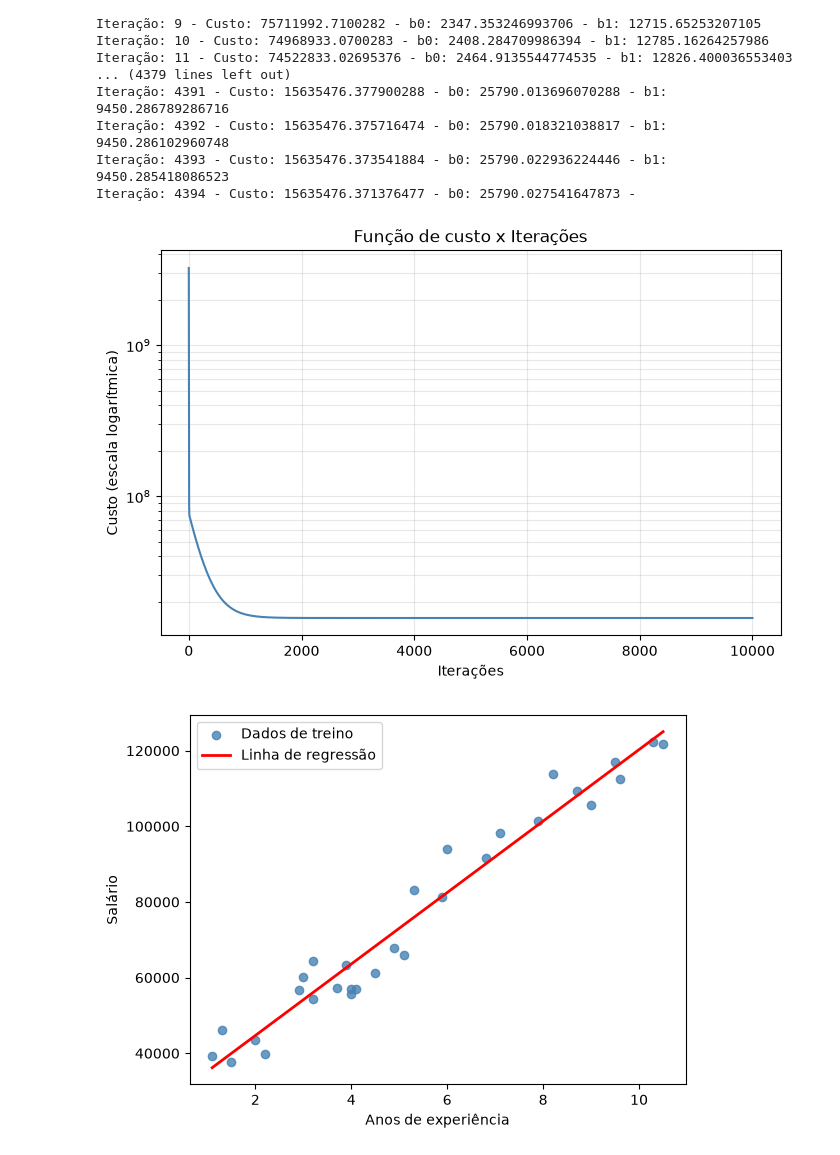
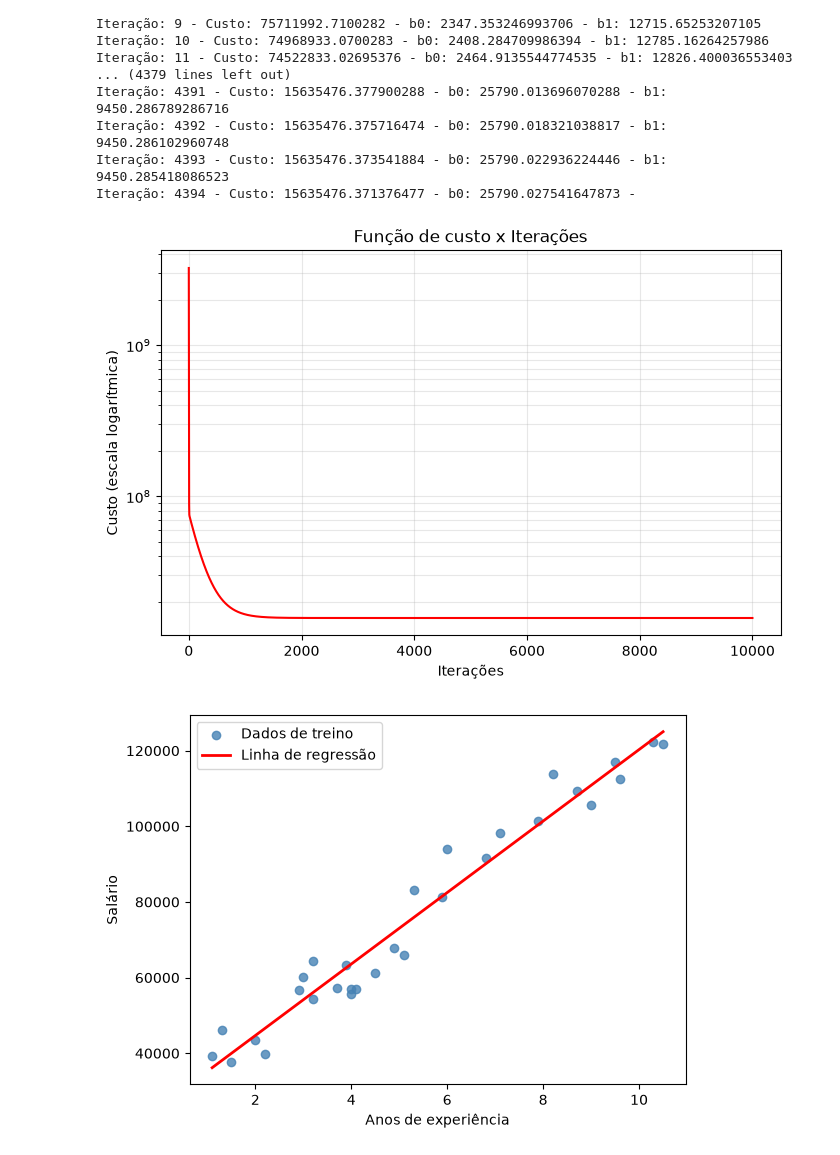
Before and after one commit to h-Soares/learning-machine-learning, a Jupyter notebook: notebooks/linear-regression.ipynb, the cells around one changed output. Saved outputs shown, nothing was run; the diff lists cells and outputs as text; code cells hidden in the pictures.

```diff
--- a/notebooks/regressao.ipynb
+++ b/notebooks/linear-regression.ipynb
@@ -847,14 +847,14 @@ Iteração: 4393 - Custo: 15635476.373541884 - b0: 25790.022936224446 - b1: 9450
 Iteração: 4394 - Custo: 15635476.371376477 - b0: 25790.027541647873 -
 # %%
 plt.figure(figsize=(8, 5))
-plt.semilogy(range(len(costs)), costs, color="steelblue")
+plt.semilogy(range(len(costs)), costs, color="red")
 plt.xlabel("Iterações")
 plt.ylabel("Custo (escala logarítmica)")
 plt.title("Função de custo x Iterações")
 plt.grid(True, which="both", alpha=0.3)
 plt.show()
 # %% [output]
-[figure, old version]
+[figure, new version]
 # %%
 x_line = np.linspace(X.min(), X.max(), 100)
 y_line = b_0 + b_1 * x_line
```
